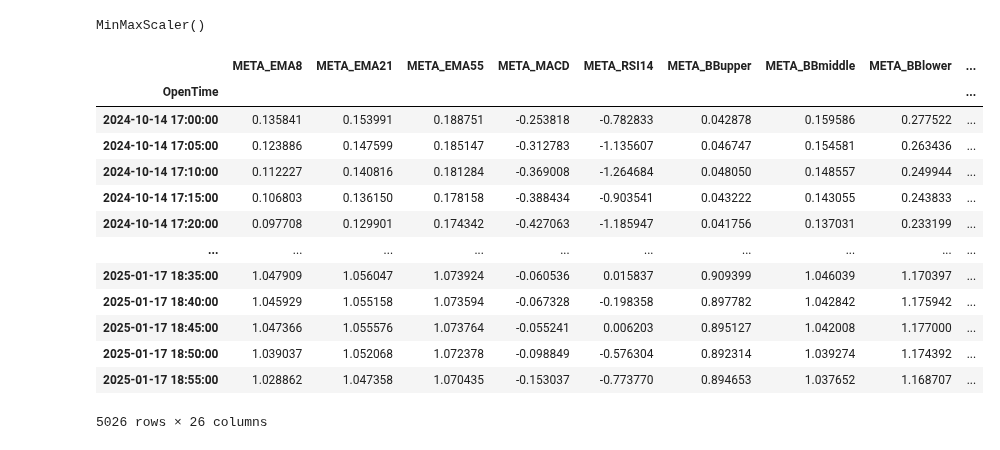
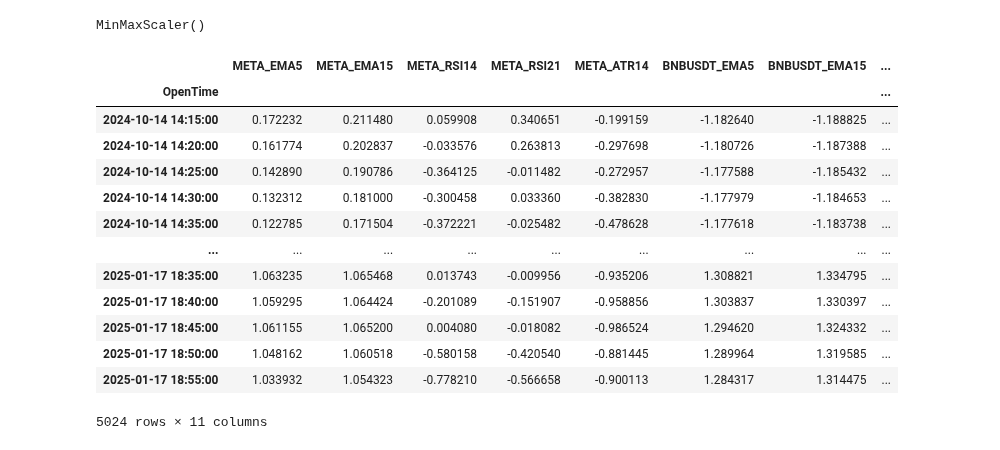
Before and after one commit to nite4/mscfe-masters-project, a Jupyter notebook: src/feature_engineering.ipynb, the cells around one changed output. Drawn from its saved outputs; the diff is of its cells as text; code cells hidden in the pictures.

Commit message:
modify feature_engineering to OODP

```diff
--- a/src/feature_engineering.ipynb
+++ b/src/feature_engineering.ipynb
@@ -49,0 +33,20 @@ Crypto:
+# %%
+print('********************')
+pairs = filtered['seriesX'].iloc[1:] + ' ' + filtered['seriesY'].iloc[1:]
+print('Trading pairs:')
+for p in pairs:
+    print(p)
+print('********************')
+
+unique_tickers = pd.concat([filtered['seriesX'].iloc[1:], filtered['seriesY'].iloc[1:]]).drop_duplicates()
+print('Unique tickers:')
+for ut in unique_tickers:
+    print(ut)
+print('********************')
+
+# Preview the source data
+file_key = 'df_full.csv'
+df_full = pd.read_csv('df_full.csv').drop(['Unnamed: 0'], axis=1)
+# obj = s3.get_object(Bucket=bucket_name, Key=file_key)
+# df_full = pd.read_csv(StringIO(obj['Body'].read().decode('utf-8'))).drop(['Unnamed: 0'], axis=1)
+display(df_full.sample(5))
@@ -82,0 +89,3 @@ close
+# %%
+feat = FeaturesEngineering()
+feat.default_config
@@ -164,7 +169,6 @@ plot_features(feat, features, title='BNBUSDT BB Indicators')
 # %%
-feat = feature_engineering.create_features(ticker_eqt, ticker_cpy, df_equity.reset_index(), df_crypto.reset_index(), config, dropna=True)
-feat_norm, standard_scaler = feature_engineering.normalized_features(feat, scaler='StandardScaler')
-feat_minmax, minmax_scaler = feature_engineering.normalized_features(feat, scaler='MinMax')
+df_norm, standard_scaler = feat.normalize_features(df_feat2, scaler='StandardScaler')
+df_minmax, minmax_scaler = feat.normalize_features(df_feat2, scaler='MinMax')
 # %%
 standard_scaler
 # %% [output]
@@ -174,20 +178,20 @@ minmax_scaler
 # %% [output]
 MinMaxScaler()
 # %%
-feat_norm
+df_norm
 # %% [output]
-|  | META_EMA8 | META_EMA21 | META_EMA55 | META_MACD | META_RSI14 | META_BBupper | META_BBmiddle | META_BBlower | ... |
-| OpenTime |  |  |  |  |  |  |  |  | ... |
-| 2024-10-14 17:00:00 | 0.135841 | 0.153991 | 0.188751 | -0.253818 | -0.782833 | 0.042878 | 0.159586 | 0.277522 | ... |
-| 2024-10-14 17:05:00 | 0.123886 | 0.147599 | 0.185147 | -0.312783 | -1.135607 | 0.046747 | 0.154581 | 0.263436 | ... |
-| 2024-10-14 17:10:00 | 0.112227 | 0.140816 | 0.181284 | -0.369008 | -1.264684 | 0.048050 | 0.148557 | 0.249944 | ... |
-| 2024-10-14 17:15:00 | 0.106803 | 0.136150 | 0.178158 | -0.388434 | -0.903541 | 0.043222 | 0.143055 | 0.243833 | ... |
-| 2024-10-14 17:20:00 | 0.097708 | 0.129901 | 0.174342 | -0.427063 | -1.185947 | 0.041756 | 0.137031 | 0.233199 | ... |
-| ... | ... | ... | ... | ... | ... | ... | ... | ... | ... |
-| 2025-01-17 18:35:00 | 1.047909 | 1.056047 | 1.073924 | -0.060536 | 0.015837 | 0.909399 | 1.046039 | 1.170397 | ... |
-| 2025-01-17 18:40:00 | 1.045929 | 1.055158 | 1.073594 | -0.067328 | -0.198358 | 0.897782 | 1.042842 | 1.175942 | ... |
-| 2025-01-17 18:45:00 | 1.047366 | 1.055576 | 1.073764 | -0.055241 | 0.006203 | 0.895127 | 1.042008 | 1.177000 | ... |
-| 2025-01-17 18:50:00 | 1.039037 | 1.052068 | 1.072378 | -0.098849 | -0.576304 | 0.892314 | 1.039274 | 1.174392 | ... |
-| 2025-01-17 18:55:00 | 1.028862 | 1.047358 | 1.070435 | -0.153037 | -0.773770 | 0.894653 | 1.037652 | 1.168707 | ... |
+|  | META_EMA5 | META_EMA15 | META_RSI14 | META_RSI21 | META_ATR14 | BNBUSDT_EMA5 | BNBUSDT_EMA15 | ... |
+| OpenTime |  |  |  |  |  |  |  | ... |
+| 2024-10-14 14:15:00 | 0.172232 | 0.211480 | 0.059908 | 0.340651 | -0.199159 | -1.182640 | -1.188825 | ... |
+| 2024-10-14 14:20:00 | 0.161774 | 0.202837 | -0.033576 | 0.263813 | -0.297698 | -1.180726 | -1.187388 | ... |
+| 2024-10-14 14:25:00 | 0.142890 | 0.190786 | -0.364125 | -0.011482 | -0.272957 | -1.177588 | -1.185432 | ... |
+| 2024-10-14 14:30:00 | 0.132312 | 0.181000 | -0.300458 | 0.033360 | -0.382830 | -1.177979 | -1.184653 | ... |
+| 2024-10-14 14:35:00 | 0.122785 | 0.171504 | -0.372221 | -0.025482 | -0.478628 | -1.177618 | -1.183738 | ... |
+| ... | ... | ... | ... | ... | ... | ... | ... | ... |
+| 2025-01-17 18:35:00 | 1.063235 | 1.065468 | 0.013743 | -0.009956 | -0.935206 | 1.308821 | 1.334795 | ... |
+| 2025-01-17 18:40:00 | 1.059295 | 1.064424 | -0.201089 | -0.151907 | -0.958856 | 1.303837 | 1.330397 | ... |
+| 2025-01-17 18:45:00 | 1.061155 | 1.065200 | 0.004080 | -0.018082 | -0.986524 | 1.294620 | 1.324332 | ... |
+| 2025-01-17 18:50:00 | 1.048162 | 1.060518 | -0.580158 | -0.420540 | -0.881445 | 1.289964 | 1.319585 | ... |
+| 2025-01-17 18:55:00 | 1.033932 | 1.054323 | -0.778210 | -0.566658 | -0.900113 | 1.284317 | 1.314475 | ... |
-5026 rows × 26 columns
+5024 rows × 11 columns
 # %%
```
Also changed, not shown: parts of 14 cells of this notebook, 1 other file.
